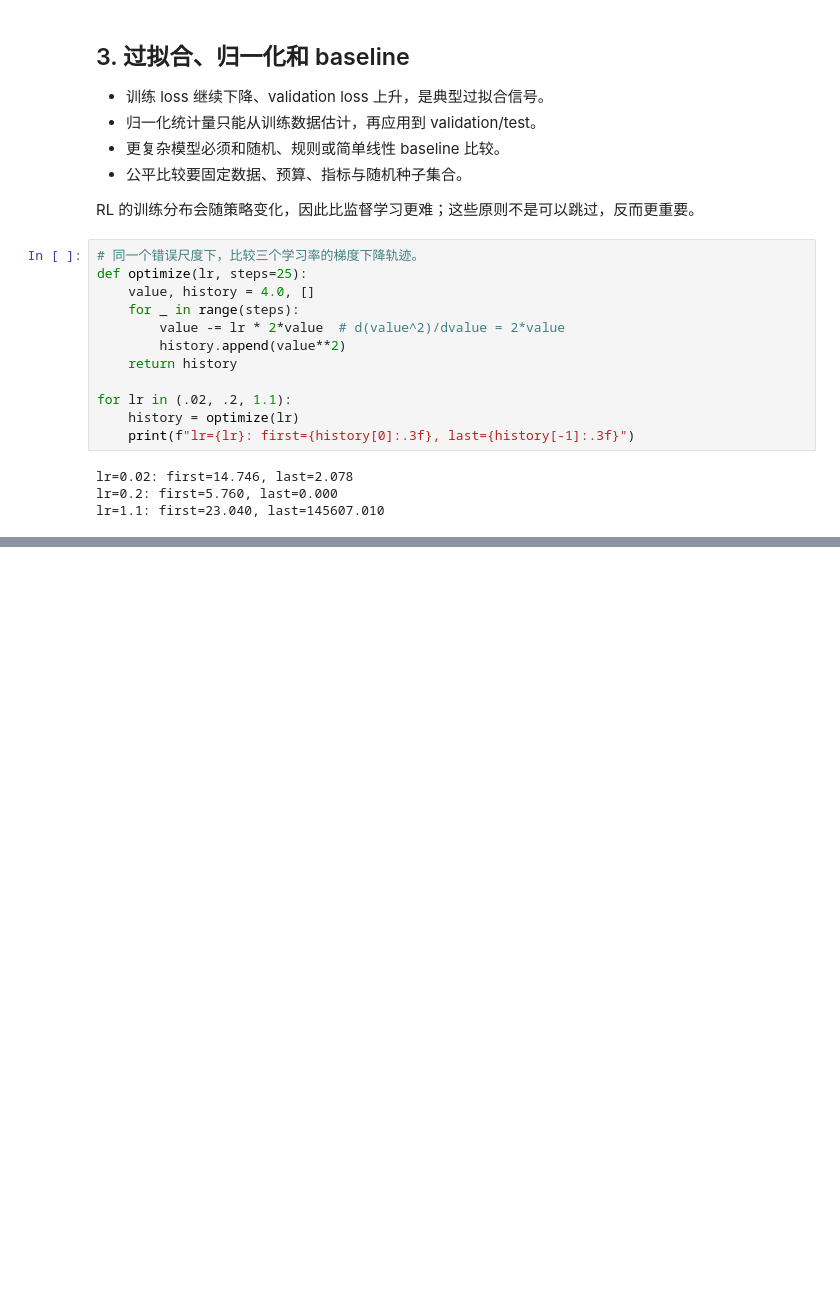
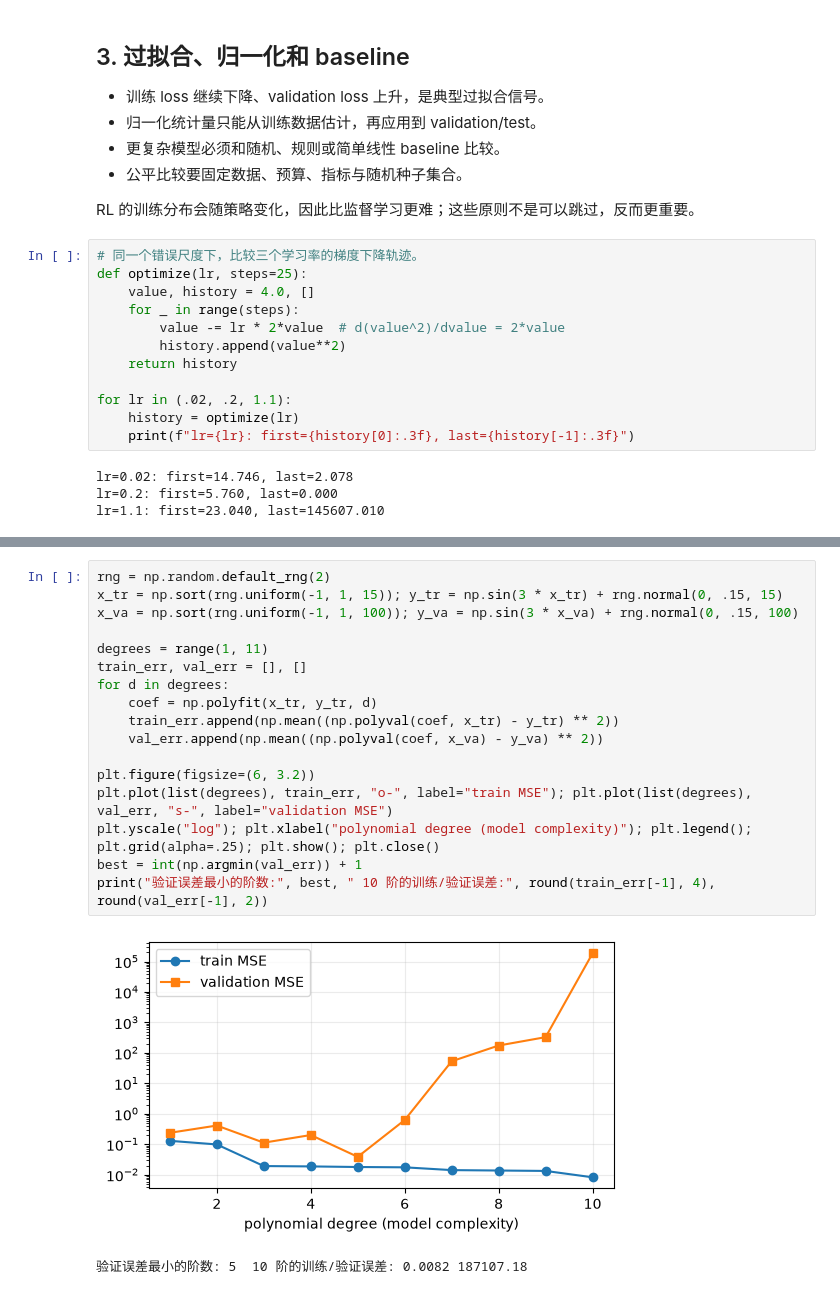
Before and after one commit to Hibangtal/Deep-Reinforcement-Learning-Hands-On-Third-Edition, a Jupyter notebook: my_learning/01_prerequisites/Prerequisite05_Machine_Learning.ipynb, the cells around one changed output, grey strips where cells are left out. Drawn from its saved outputs; the diff is of its cells as text; blank space fills up the shorter version.

```diff
--- a/my_learning/01_prerequisites/Prerequisite05_Machine_Learning.ipynb
+++ b/my_learning/01_prerequisites/Prerequisite05_Machine_Learning.ipynb
@@ -79,0 +112,20 @@ lr=1.1: first=23.040, last=145607.010
+# %%
+rng = np.random.default_rng(2)
+x_tr = np.sort(rng.uniform(-1, 1, 15)); y_tr = np.sin(3 * x_tr) + rng.normal(0, .15, 15)
+x_va = np.sort(rng.uniform(-1, 1, 100)); y_va = np.sin(3 * x_va) + rng.normal(0, .15, 100)
+
+degrees = range(1, 11)
+train_err, val_err = [], []
+for d in degrees:
+    coef = np.polyfit(x_tr, y_tr, d)
+    train_err.append(np.mean((np.polyval(coef, x_tr) - y_tr) ** 2))
+    val_err.append(np.mean((np.polyval(coef, x_va) - y_va) ** 2))
+
+plt.figure(figsize=(6, 3.2))
+plt.plot(list(degrees), train_err, "o-", label="train MSE"); plt.plot(list(degrees), val_err, "s-", label="validation MSE")
+plt.yscale("log"); plt.xlabel("polynomial degree (model complexity)"); plt.legend(); plt.grid(alpha=.25); plt.show(); plt.close()
+best = int(np.argmin(val_err)) + 1
+print("验证误差最小的阶数:", best, " 10 阶的训练/验证误差:", round(train_err[-1], 4), round(val_err[-1], 2))
+# %% [output]
+[figure, added]
+验证误差最小的阶数: 5  10 阶的训练/验证误差: 0.0082 187107.18
```
Also changed, not shown: parts of 16 cells of this notebook, 57 other files.
